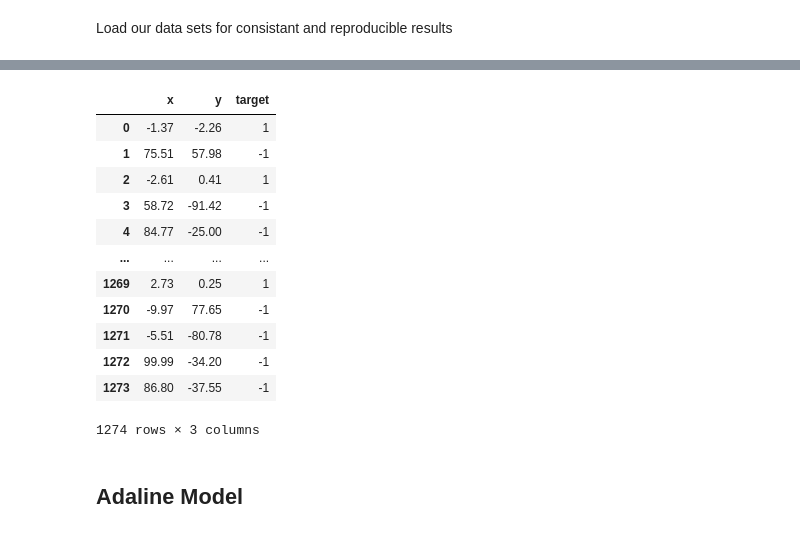
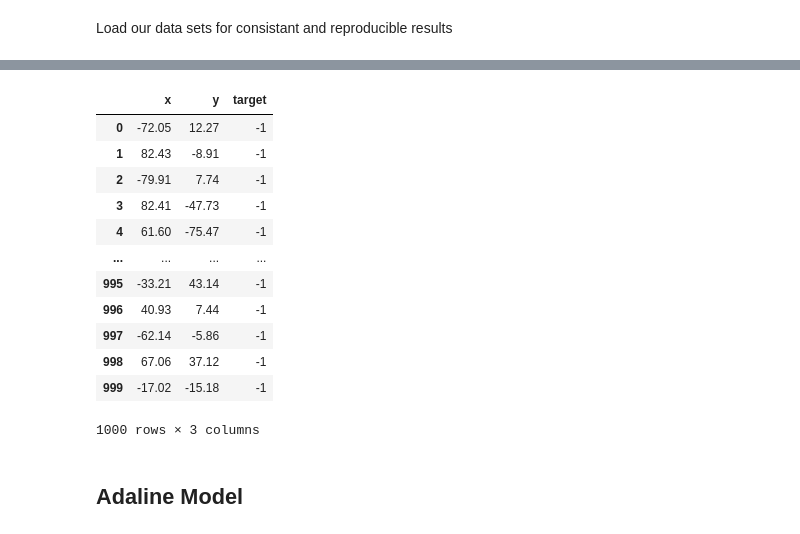
Before and after one commit to zivm20/NN-Spring-Project-1, a Jupyter notebook: Main_program .ipynb, the cells around one changed output, grey strips where cells are left out. Drawn from its saved outputs; the diff is of its cells as text; code cells hidden in the pictures.

```diff
--- a/Main_program .ipynb
+++ b/Main_program .ipynb
@@ -35,45 +35,47 @@ trainA
 # %%
 trainB = genData.create_B(size=1000)
 testB = genData.create_B(seed=testDataSeed,size=1000)
+"""
 train_extra = {"x":[],"y":[],"target":[]}
 test_extra = {"x":[],"y":[],"target":[]}
 
-while len(train_extra["target"]) < 200 or len(test_extra["target"])<250:
+
+while len(train_extra["target"]) < 500 or len(test_extra["target"])<500:
     train_x = np.random.randint(-300,301)
     train_y = np.random.randint(-300,301)
     test_x = np.random.randint(-300,301)
     test_y = np.random.randint(-300,301)
 
     if 40000 <= train_x**2 + train_y**2 and train_x**2 + train_y**2 <= 90000:
         train_extra["x"].append(train_x/100)
         train_extra["y"].append(train_y/100)
         train_extra["target"].append(1)
     if 40000 <= test_x**2 + test_y**2 and test_x**2 + test_y**2 <= 90000:
         test_extra["x"].append(test_x/100)
         test_extra["y"].append(test_y/100)
         test_extra["target"].append(1)
 
 train_extra = pd.DataFrame(train_extra)
 trainB = trainB.append(train_extra,ignore_index=True).sample(frac=1).reset_index(drop=True)
 
 test_extra = pd.DataFrame(test_extra)
 testB = testB.append(test_extra,ignore_index=True)
-
+"""
 trainB
 # %% [output]
 |  | x | y | target |
-| 0 | -1.37 | -2.26 | 1 |
-| 1 | 75.51 | 57.98 | -1 |
-| 2 | -2.61 | 0.41 | 1 |
-| 3 | 58.72 | -91.42 | -1 |
-| 4 | 84.77 | -25.00 | -1 |
+| 0 | -72.05 | 12.27 | -1 |
+| 1 | 82.43 | -8.91 | -1 |
+| 2 | -79.91 | 7.74 | -1 |
+| 3 | 82.41 | -47.73 | -1 |
+| 4 | 61.60 | -75.47 | -1 |
 | ... | ... | ... | ... |
-| 1269 | 2.73 | 0.25 | 1 |
-| 1270 | -9.97 | 77.65 | -1 |
-| 1271 | -5.51 | -80.78 | -1 |
-| 1272 | 99.99 | -34.20 | -1 |
-| 1273 | 86.80 | -37.55 | -1 |
+| 995 | -33.21 | 43.14 | -1 |
+| 996 | 40.93 | 7.44 | -1 |
+| 997 | -62.14 | -5.86 | -1 |
+| 998 | 67.06 | 37.12 | -1 |
+| 999 | -17.02 | -15.18 | -1 |
-1274 rows × 3 columns
+1000 rows × 3 columns
 # %% [markdown]
 ## Adaline Model
 # %%
```
Also changed, not shown: parts of 21 cells of this notebook.
